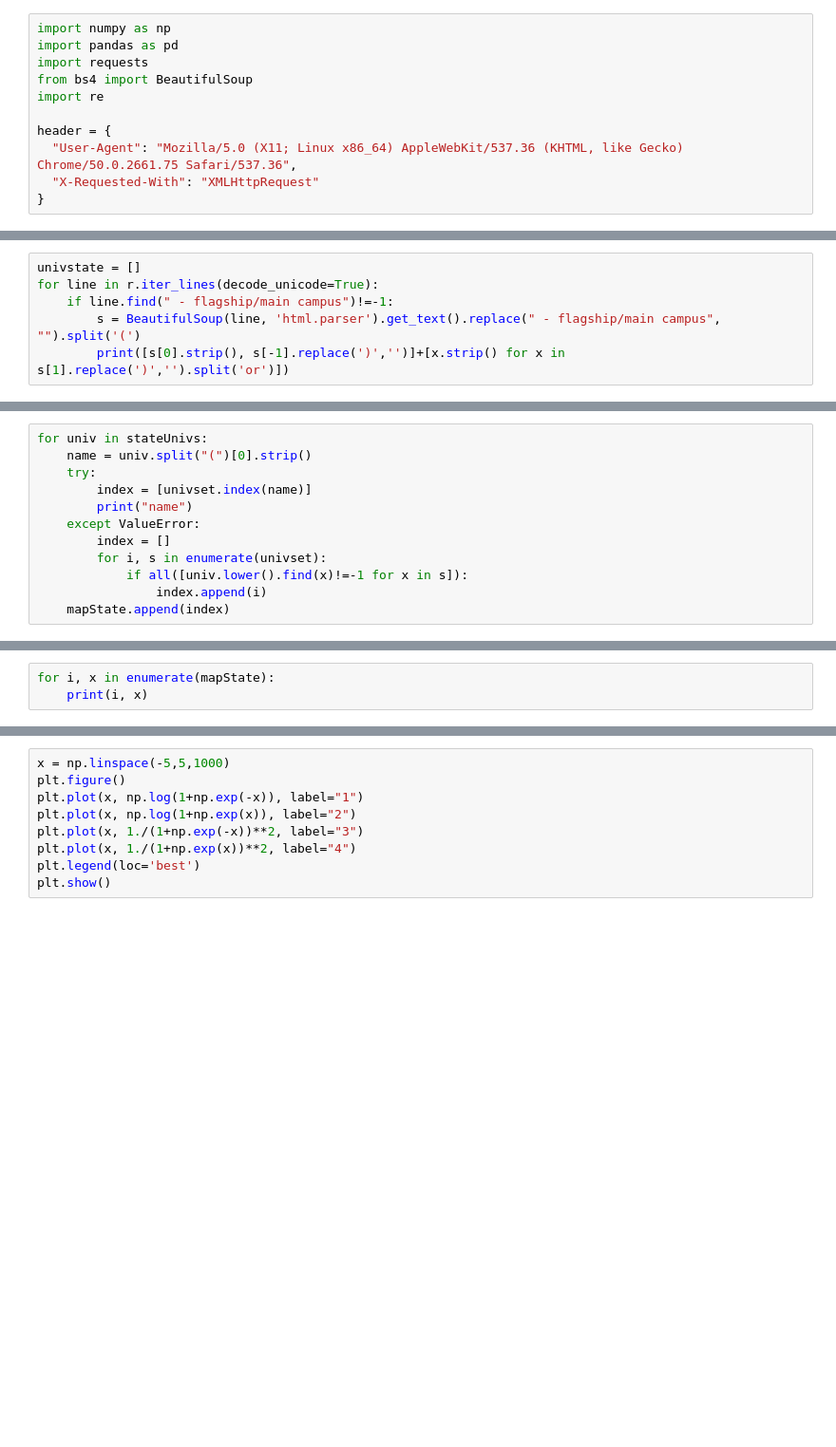
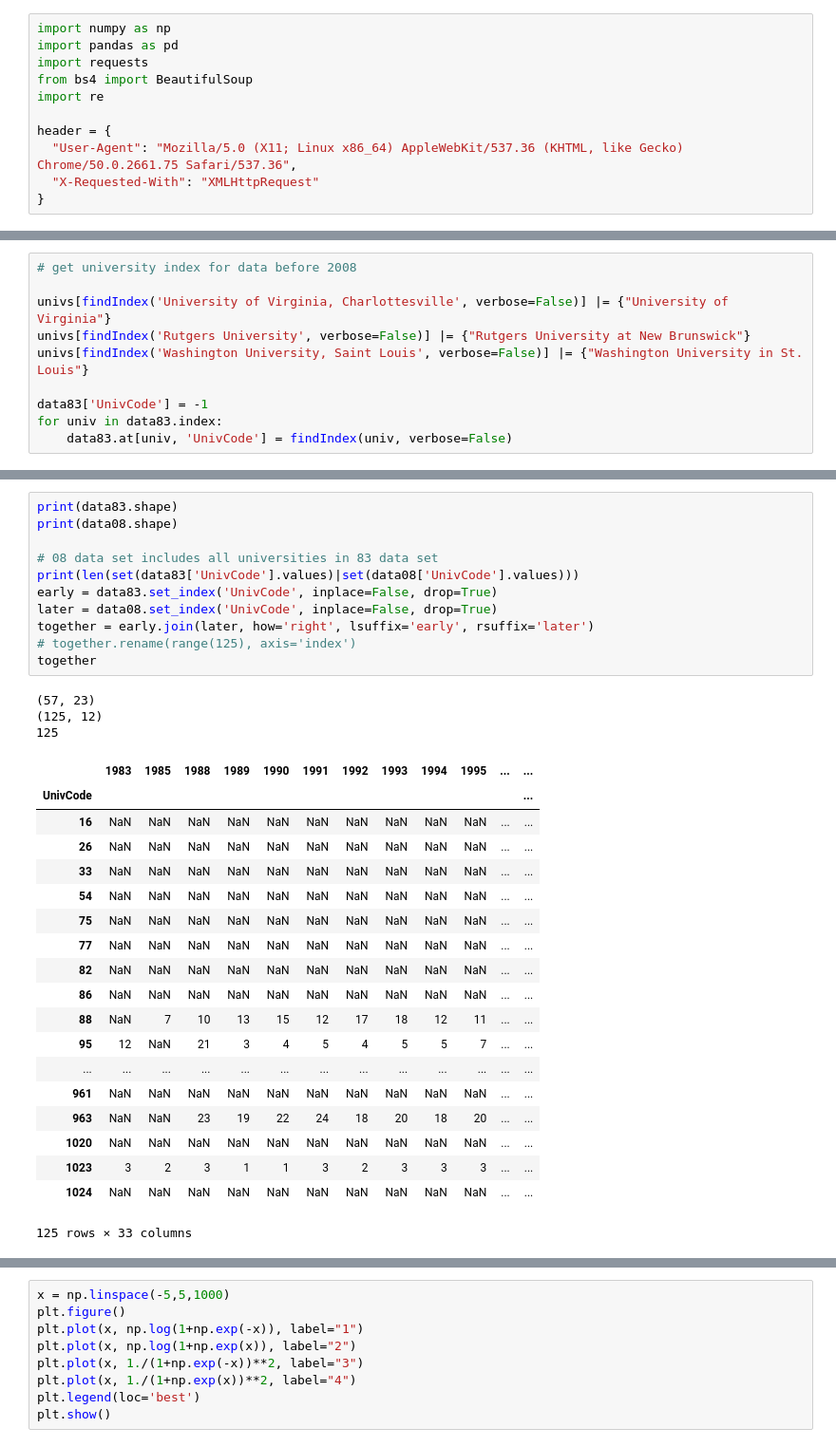
Before and after one commit to clover199/clover199.github.io, a Jupyter notebook: codes/ranking.ipynb, the cells around one changed output, grey strips where cells are left out. Shown at 95% size. Cells and saved outputs as stored; diff of their text form; blank space fills up the shorter version.

```diff
--- a/codes/ranking.ipynb
+++ b/codes/ranking.ipynb
@@ -146,6 +45,0 @@ r = requests.get("https://en.wikipedia.org/wiki/List_of_state_universities_in_th
-# %%
-univstate = []
-for line in r.iter_lines(decode_unicode=True):
-    if line.find(" - flagship/main campus")!=-1:
-        s = BeautifulSoup(line, 'html.parser').get_text().replace(" - flagship/main campus", "").split('(')
-        print([s[0].strip(), s[-1].replace(')','')]+[x.strip() for x in s[1].replace(')','').split('or')])
@@ -212,12 +45,0 @@ for edu in univs:
-# %%
-for univ in stateUnivs:
-    name = univ.split("(")[0].strip()
-    try:
-        index = [univset.index(name)]
-        print("name")
-    except ValueError:
-        index = []
-        for i, s in enumerate(univset):
-            if all([univ.lower().find(x)!=-1 for x in s]):
-                index.append(i)
-    mapState.append(index)
@@ -236,3 +45,0 @@ Southern Illinois University-Carbondale
-# %%
-for i, x in enumerate(mapState):
-    print(i, x)
@@ -458,0 +144,10 @@ pd.DataFrame({"pre":data08.index.values, "official": [univs[int(x)] for x in dat
+# %%
+# get university index for data before 2008
+
+univs[findIndex('University of Virginia, Charlottesville', verbose=False)] |= {"University of Virginia"}
+univs[findIndex('Rutgers University', verbose=False)] |= {"Rutgers University at New Brunswick"}
+univs[findIndex('Washington University, Saint Louis', verbose=False)] |= {"Washington University in St. Louis"}
+
+data83['UnivCode'] = -1
+for univ in data83.index:
+    data83.at[univ, 'UnivCode'] = findIndex(univ, verbose=False)
@@ -459 +223,35 @@ pd.DataFrame({"pre":data08.index.values, "official": [univs[int(x)] for x in dat
+# %%
+print(data83.shape)
+print(data08.shape)
+
+# 08 data set includes all universities in 83 data set
+print(len(set(data83['UnivCode'].values)|set(data08['UnivCode'].values)))
+early = data83.set_index('UnivCode', inplace=False, drop=True)
+later = data08.set_index('UnivCode', inplace=False, drop=True)
+together = early.join(later, how='right', lsuffix='early', rsuffix='later')
+# together.rename(range(125), axis='index')
+together
+# %% [output]
+(57, 23)
+(125, 12)
+125
+|  | 1983 | 1985 | 1988 | 1989 | 1990 | 1991 | 1992 | 1993 | 1994 | 1995 | ... | ... |
+| UnivCode |  |  |  |  |  |  |  |  |  |  |  | ... |
+| 16 | NaN | NaN | NaN | NaN | NaN | NaN | NaN | NaN | NaN | NaN | ... | ... |
+| 26 | NaN | NaN | NaN | NaN | NaN | NaN | NaN | NaN | NaN | NaN | ... | ... |
+| 33 | NaN | NaN | NaN | NaN | NaN | NaN | NaN | NaN | NaN | NaN | ... | ... |
+| 54 | NaN | NaN | NaN | NaN | NaN | NaN | NaN | NaN | NaN | NaN | ... | ... |
+| 75 | NaN | NaN | NaN | NaN | NaN | NaN | NaN | NaN | NaN | NaN | ... | ... |
+| 77 | NaN | NaN | NaN | NaN | NaN | NaN | NaN | NaN | NaN | NaN | ... | ... |
+| 82 | NaN | NaN | NaN | NaN | NaN | NaN | NaN | NaN | NaN | NaN | ... | ... |
+| 86 | NaN | NaN | NaN | NaN | NaN | NaN | NaN | NaN | NaN | NaN | ... | ... |
+| 88 | NaN | 7 | 10 | 13 | 15 | 12 | 17 | 18 | 12 | 11 | ... | ... |
+| 95 | 12 | NaN | 21 | 3 | 4 | 5 | 4 | 5 | 5 | 7 | ... | ... |
+| ... | ... | ... | ... | ... | ... | ... | ... | ... | ... | ... | ... | ... |
+| 961 | NaN | NaN | NaN | NaN | NaN | NaN | NaN | NaN | NaN | NaN | ... | ... |
+| 963 | NaN | NaN | 23 | 19 | 22 | 24 | 18 | 20 | 18 | 20 | ... | ... |
+| 1020 | NaN | NaN | NaN | NaN | NaN | NaN | NaN | NaN | NaN | NaN | ... | ... |
+| 1023 | 3 | 2 | 3 | 1 | 1 | 3 | 2 | 3 | 3 | 3 | ... | ... |
+| 1024 | NaN | NaN | NaN | NaN | NaN | NaN | NaN | NaN | NaN | NaN | ... | ... |
+125 rows × 33 columns
 # %%
```
Also changed, not shown: parts of 37 cells of this notebook, 4 other files.
